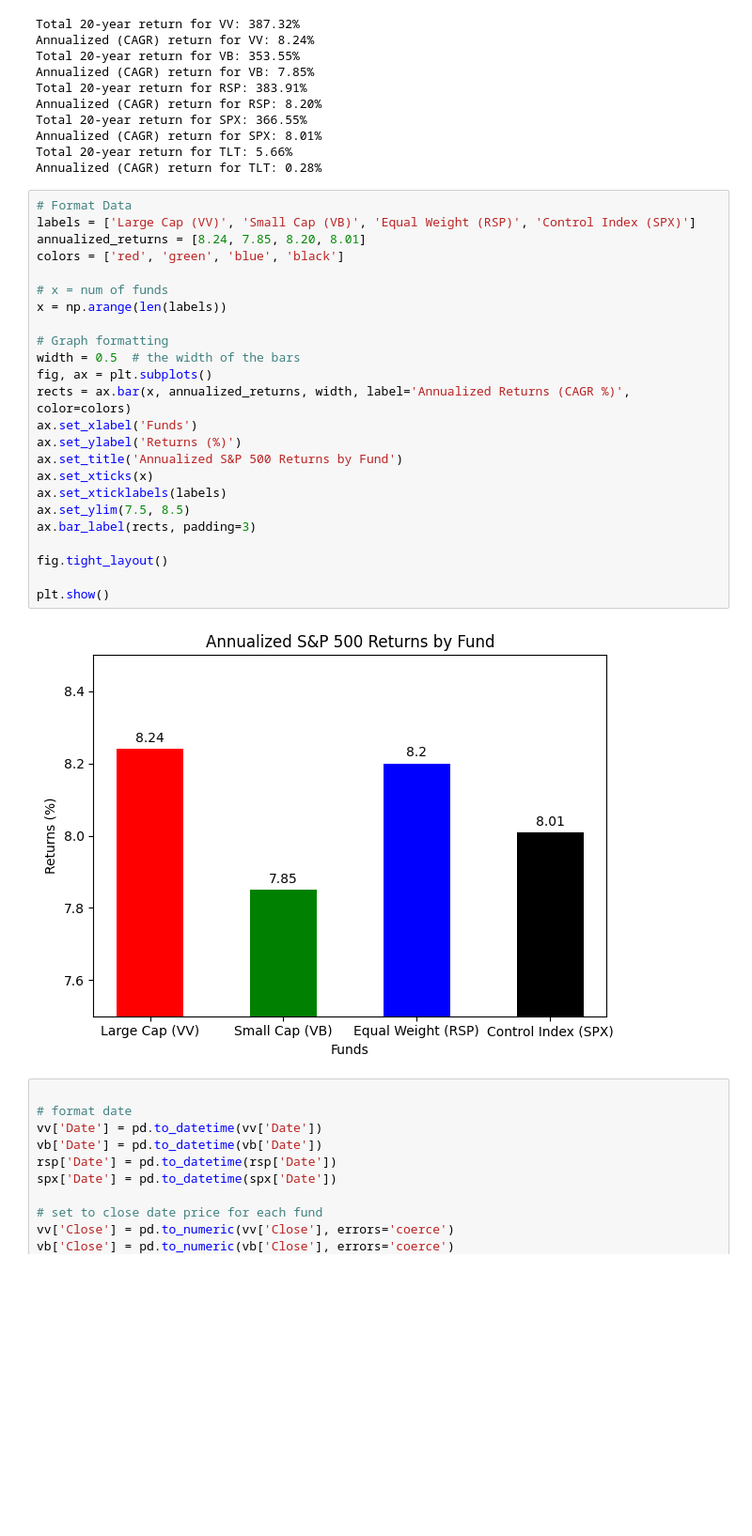
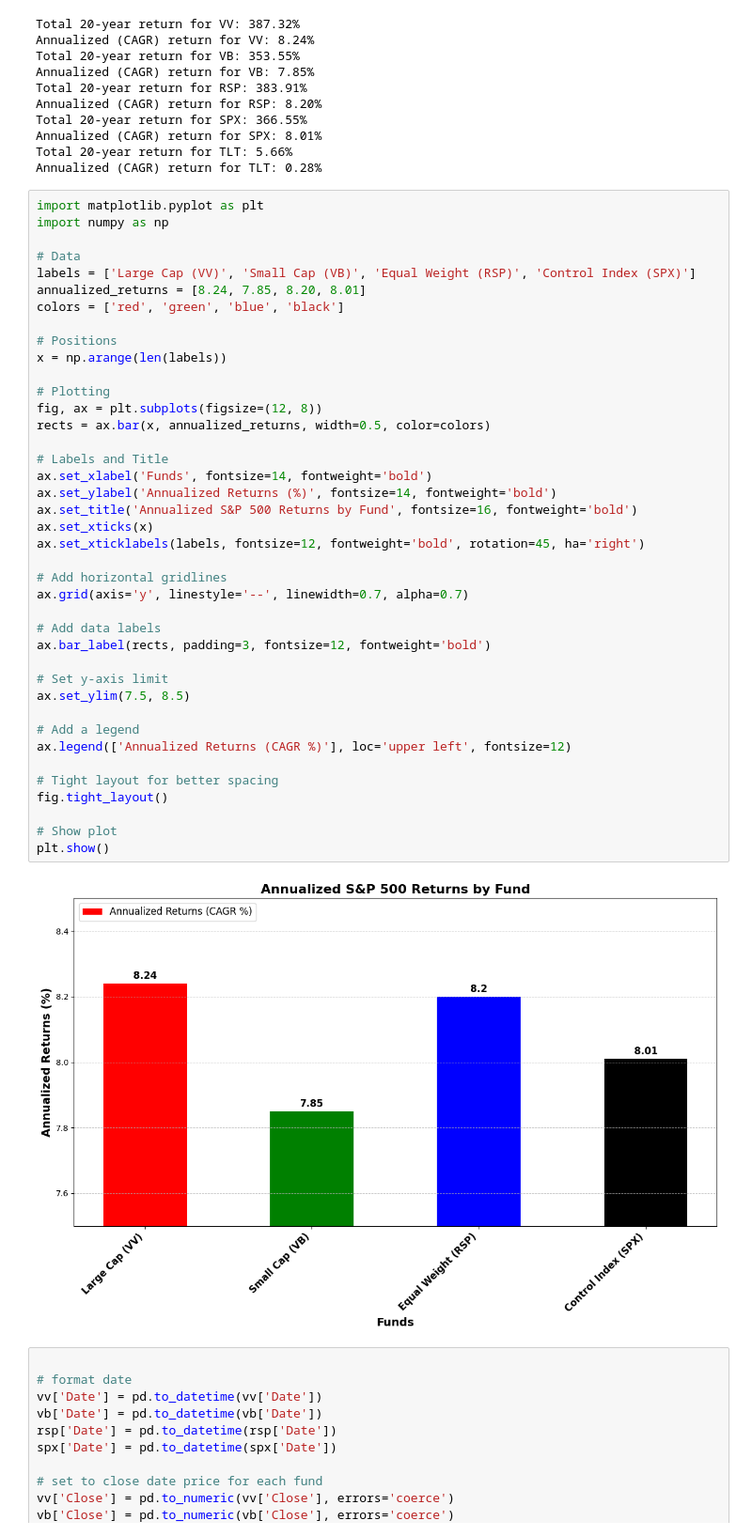
Before and after one commit to blakeziegler/AssetAllocationProj, a Jupyter notebook: Python/2004_present/2004_present_analysis.ipynb, the cells around one changed output. Shown at 94% size. Saved outputs shown, nothing was run; the diff lists cells and outputs as text; blank space fills up the shorter version.

Commit message:
improved  graphs

```diff
--- a/Python/2004_present/2004_present_analysis.ipynb
+++ b/Python/2004_present/2004_present_analysis.ipynb
@@ -130,31 +130,47 @@ Annualized (CAGR) return for SPX: 8.01%
 Total 20-year return for TLT: 5.66%
 Annualized (CAGR) return for TLT: 0.28%
 # %%
-# Format Data
+import matplotlib.pyplot as plt
+import numpy as np
+
+# Data
 labels = ['Large Cap (VV)', 'Small Cap (VB)', 'Equal Weight (RSP)', 'Control Index (SPX)']
 annualized_returns = [8.24, 7.85, 8.20, 8.01]
 colors = ['red', 'green', 'blue', 'black']
 
-# x = num of funds
+# Positions
 x = np.arange(len(labels))
 
-# Graph formatting
-width = 0.5  # the width of the bars
-fig, ax = plt.subplots()
-rects = ax.bar(x, annualized_returns, width, label='Annualized Returns (CAGR %)', color=colors)
-ax.set_xlabel('Funds')
-ax.set_ylabel('Returns (%)')
-ax.set_title('Annualized S&P 500 Returns by Fund')
+# Plotting
+fig, ax = plt.subplots(figsize=(12, 8))
+rects = ax.bar(x, annualized_returns, width=0.5, color=colors)
+
+# Labels and Title
+ax.set_xlabel('Funds', fontsize=14, fontweight='bold')
+ax.set_ylabel('Annualized Returns (%)', fontsize=14, fontweight='bold')
+ax.set_title('Annualized S&P 500 Returns by Fund', fontsize=16, fontweight='bold')
 ax.set_xticks(x)
-ax.set_xticklabels(labels)
+ax.set_xticklabels(labels, fontsize=12, fontweight='bold', rotation=45, ha='right')
+
+# Add horizontal gridlines
+ax.grid(axis='y', linestyle='--', linewidth=0.7, alpha=0.7)
+
+# Add data labels
+ax.bar_label(rects, padding=3, fontsize=12, fontweight='bold')
+
+# Set y-axis limit
 ax.set_ylim(7.5, 8.5)
-ax.bar_label(rects, padding=3)
 
+# Add a legend
+ax.legend(['Annualized Returns (CAGR %)'], loc='upper left', fontsize=12)
+
+# Tight layout for better spacing
 fig.tight_layout()
 
+# Show plot
 plt.show()
 # %% [output]
-[figure, old version]
+[figure, new version]
 # %%
 
 # format date
```
Also changed, not shown: parts of 5 cells of this notebook.
